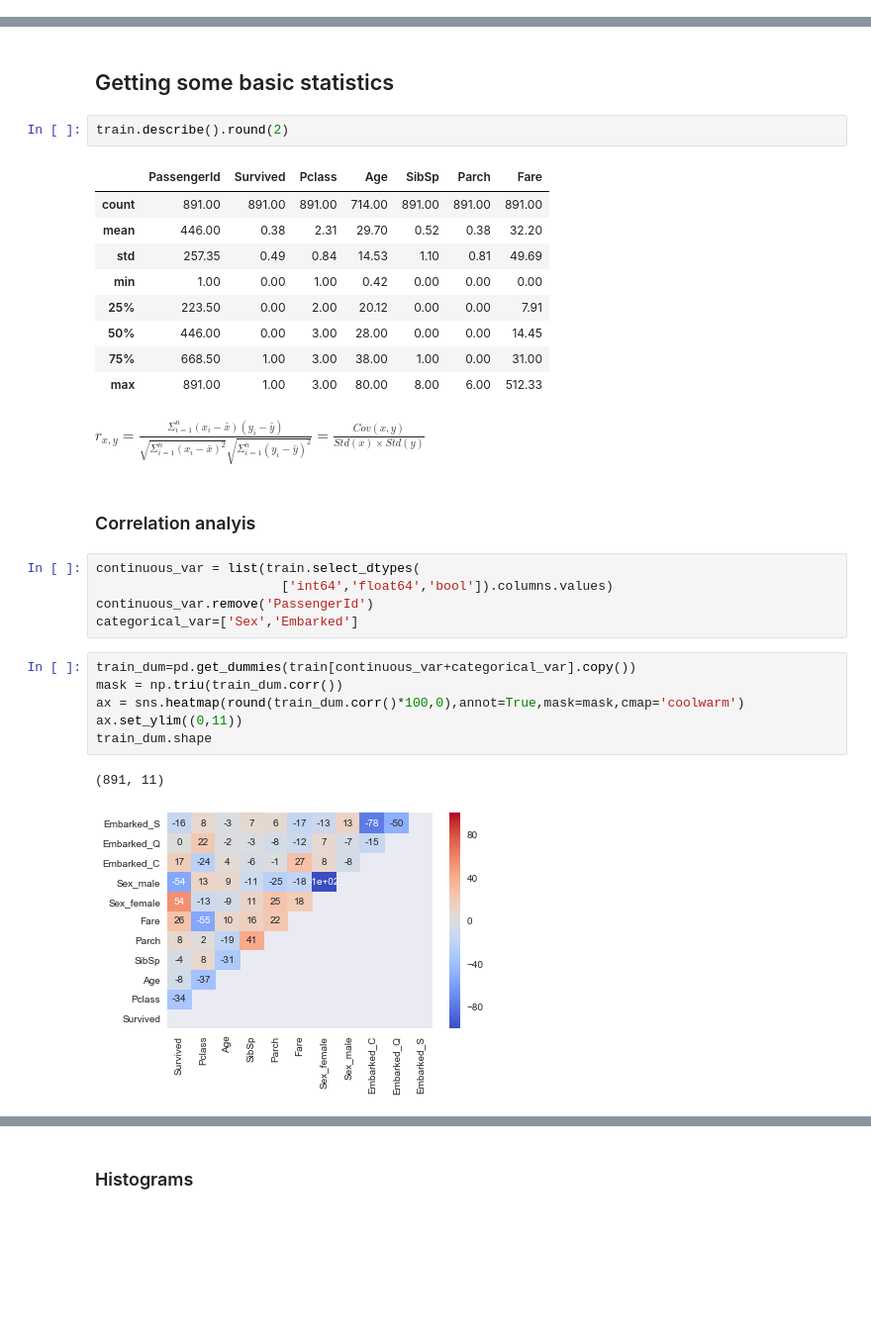
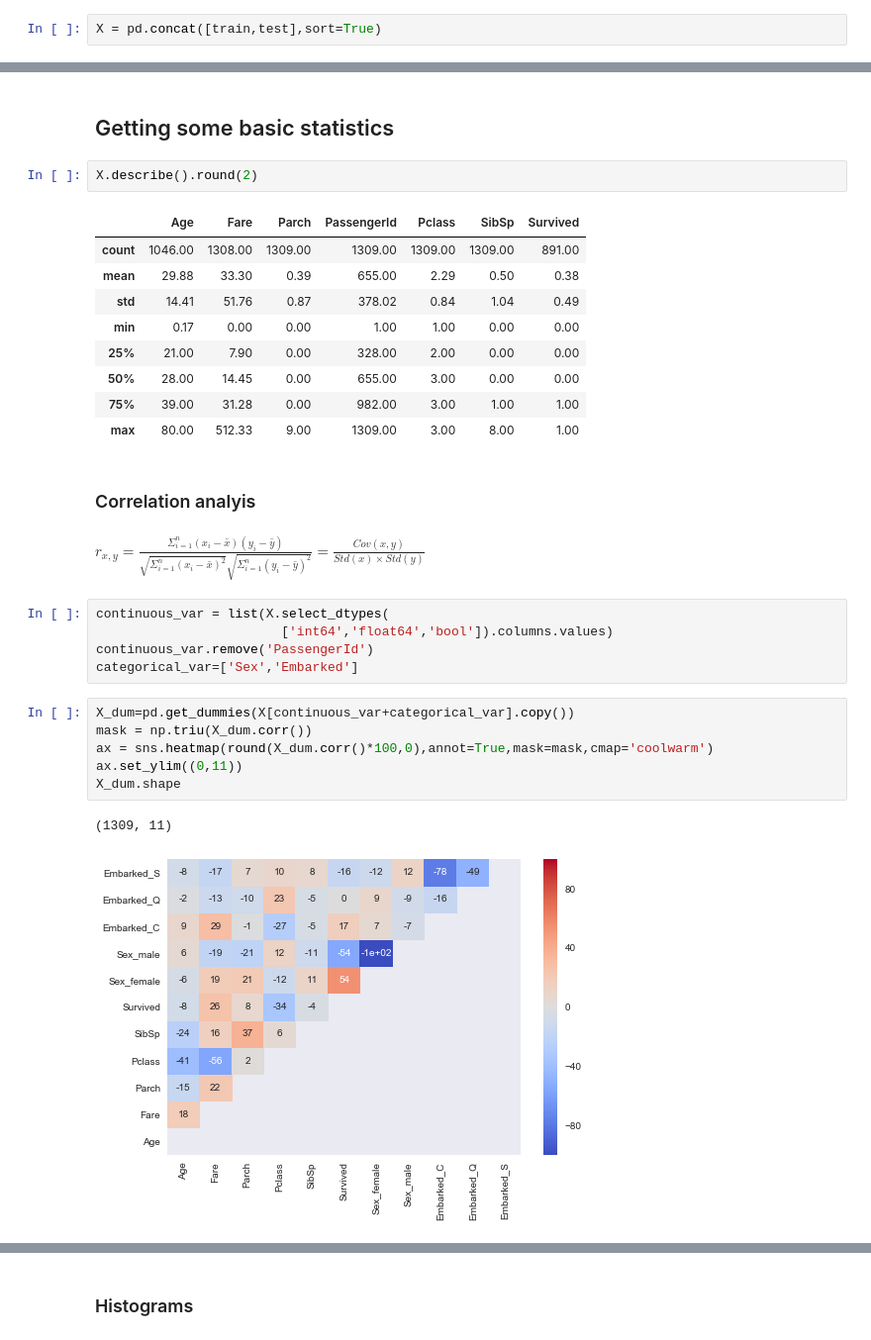
Before and after one commit to EcholotFisher/titanic, a Jupyter notebook: titanic.ipynb, the cells around one changed output, grey strips where cells are left out. Shown: that part at 99% size. Saved outputs shown, nothing was run; the diff lists cells and outputs as text; blank space fills up the shorter version.

```diff
--- a/titanic.ipynb
+++ b/titanic.ipynb
@@ -33,3 +44,5 @@ test = pd.read_csv('data/test.csv')
+# %%
+X = pd.concat([train,test],sort=True)
 # %% [markdown]
 ### Type of data and missings
 # %%
@@ -81,33 +99,33 @@ Of the 12 variables 3 have missing values.
 # %% [markdown]
 ## Getting some basic statistics
 # %%
-train.describe().round(2)
+X.describe().round(2)
 # %% [output]
-|  | PassengerId | Survived | Pclass | Age | SibSp | Parch | Fare |
-| count | 891.00 | 891.00 | 891.00 | 714.00 | 891.00 | 891.00 | 891.00 |
-| mean | 446.00 | 0.38 | 2.31 | 29.70 | 0.52 | 0.38 | 32.20 |
-| std | 257.35 | 0.49 | 0.84 | 14.53 | 1.10 | 0.81 | 49.69 |
-| min | 1.00 | 0.00 | 1.00 | 0.42 | 0.00 | 0.00 | 0.00 |
-| 25% | 223.50 | 0.00 | 2.00 | 20.12 | 0.00 | 0.00 | 7.91 |
-| 50% | 446.00 | 0.00 | 3.00 | 28.00 | 0.00 | 0.00 | 14.45 |
-| 75% | 668.50 | 1.00 | 3.00 | 38.00 | 1.00 | 0.00 | 31.00 |
-| max | 891.00 | 1.00 | 3.00 | 80.00 | 8.00 | 6.00 | 512.33 |
+|  | Age | Fare | Parch | PassengerId | Pclass | SibSp | Survived |
+| count | 1046.00 | 1308.00 | 1309.00 | 1309.00 | 1309.00 | 1309.00 | 891.00 |
+| mean | 29.88 | 33.30 | 0.39 | 655.00 | 2.29 | 0.50 | 0.38 |
+| std | 14.41 | 51.76 | 0.87 | 378.02 | 0.84 | 1.04 | 0.49 |
+| min | 0.17 | 0.00 | 0.00 | 1.00 | 1.00 | 0.00 | 0.00 |
+| 25% | 21.00 | 7.90 | 0.00 | 328.00 | 2.00 | 0.00 | 0.00 |
+| 50% | 28.00 | 14.45 | 0.00 | 655.00 | 3.00 | 0.00 | 0.00 |
+| 75% | 39.00 | 31.28 | 0.00 | 982.00 | 3.00 | 1.00 | 1.00 |
+| max | 80.00 | 512.33 | 9.00 | 1309.00 | 3.00 | 8.00 | 1.00 |
+# %% [markdown]
+### Correlation analyis
 # %% [markdown]
 $r_{x,y} = \frac{\Sigma_{i=1}^{n}(x_i-\bar{x})(y_i-\bar{y})}{\sqrt{\Sigma_{i=1}^{n}(x_i-\bar{x})^2}\sqrt{\Sigma_{i=1}^{n}(y_i-\bar{y})^2}}=\frac{Cov(x,y)}{Std(x)\times Std(y)}$
-# %% [markdown]
-### Correlation analyis
 # %%
-continuous_var = list(train.select_dtypes(
+continuous_var = list(X.select_dtypes(
                         ['int64','float64','bool']).columns.values)
 continuous_var.remove('PassengerId')
 categorical_var=['Sex','Embarked']
 # %%
-train_dum=pd.get_dummies(train[continuous_var+categorical_var].copy())
-mask = np.triu(train_dum.corr())
-ax = sns.heatmap(round(train_dum.corr()*100,0),annot=True,mask=mask,cmap='coolwarm')
+X_dum=pd.get_dummies(X[continuous_var+categorical_var].copy())
+mask = np.triu(X_dum.corr())
+ax = sns.heatmap(round(X_dum.corr()*100,0),annot=True,mask=mask,cmap='coolwarm')
 ax.set_ylim((0,11))
-train_dum.shape
+X_dum.shape
 # %% [output]
-(891, 11)
+(1309, 11)
-[figure, old version]
+[figure, new version]
 # %%
```
Also changed, not shown: parts of 37 cells of this notebook, 1 other file.
